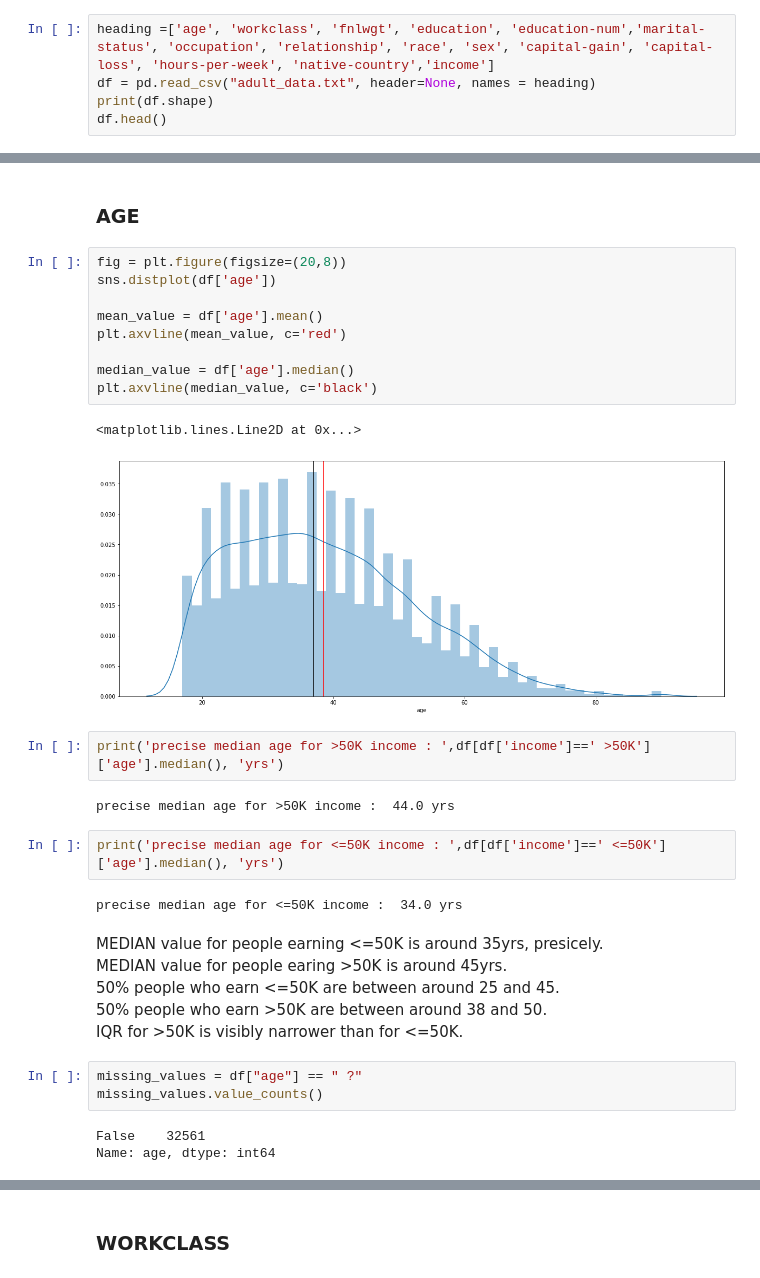
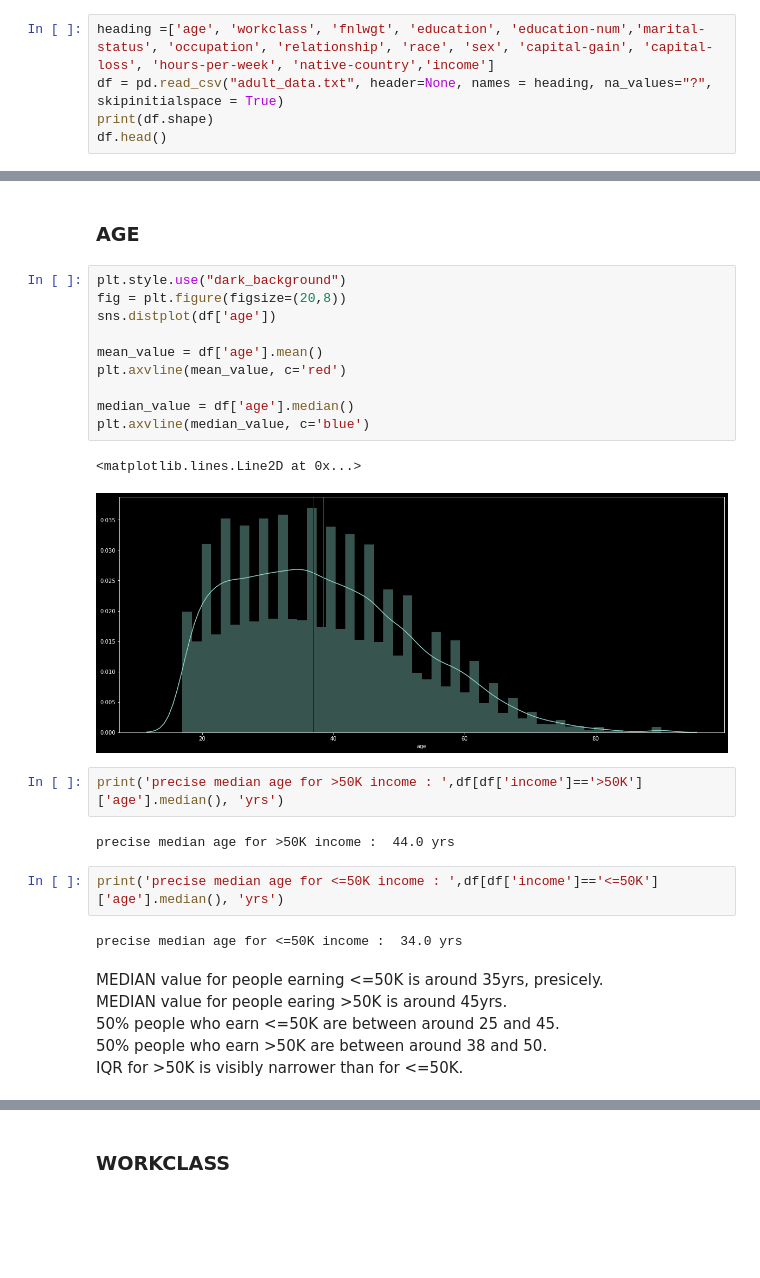
Before and after one commit to agomolka/AdultIncomeAnalysis, a Jupyter notebook: Adult_income_analysis.ipynb, the cells around one changed output, grey strips where cells are left out. Drawn from its saved outputs; the diff is of its cells as text; blank space fills up the shorter version.

```diff
--- a/Adult_income_analysis.ipynb
+++ b/Adult_income_analysis.ipynb
@@ -30,7 +31,7 @@ from sklearn.preprocessing import StandardScaler
 ### Importing the dataset
 # %%
 heading =['age', 'workclass', 'fnlwgt', 'education', 'education-num','marital-status', 'occupation', 'relationship', 'race', 'sex', 'capital-gain', 'capital-loss', 'hours-per-week', 'native-country','income']
-df = pd.read_csv("adult_data.txt", header=None, names = heading)
+df = pd.read_csv("adult_data.txt", header=None, names = heading, na_values="?", skipinitialspace = True)
 print(df.shape)
 df.head()
 # %% [output]
@@ -59,23 +83,24 @@ More people earn less or equal 5OK $.
 # %% [markdown]
 ### AGE
 # %%
+plt.style.use("dark_background")
 fig = plt.figure(figsize=(20,8))
 sns.distplot(df['age'])
 
 mean_value = df['age'].mean()
 plt.axvline(mean_value, c='red')
 
 median_value = df['age'].median()
-plt.axvline(median_value, c='black')
+plt.axvline(median_value, c='blue')
 # %% [output]
 <matplotlib.lines.Line2D at 0x...>
-[figure, old version]
+[figure, new version]
 # %%
-print('precise median age for >50K income : ',df[df['income']==' >50K']['age'].median(), 'yrs')
+print('precise median age for >50K income : ',df[df['income']=='>50K']['age'].median(), 'yrs')
 # %% [output]
 precise median age for >50K income :  44.0 yrs
 # %%
-print('precise median age for <=50K income : ',df[df['income']==' <=50K']['age'].median(), 'yrs')
+print('precise median age for <=50K income : ',df[df['income']=='<=50K']['age'].median(), 'yrs')
 # %% [output]
 precise median age for <=50K income :  34.0 yrs
 # %% [markdown]
@@ -84,9 +109,3 @@ MEDIAN value for people earing >50K is around 45yrs.<br>
 50% people who earn <=50K are between around 25 and 45. <br>
 50% people who earn >50K are between around 38 and 50. <br>
 IQR for >50K is visibly narrower than for <=50K.<br>
-# %%
-missing_values = df["age"] == " ?"
-missing_values.value_counts()
-# %% [output]
-False    32561
-Name: age, dtype: int64
```
Also changed, not shown: parts of 53 cells of this notebook.
